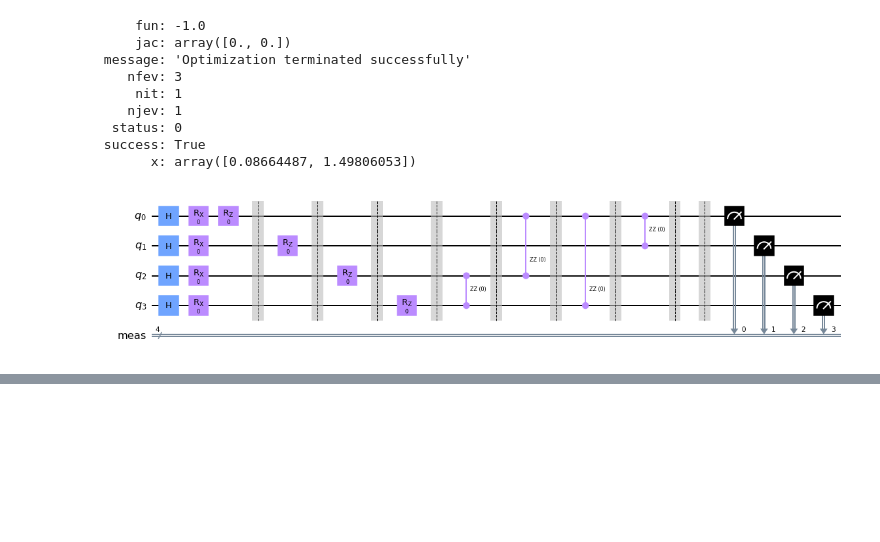
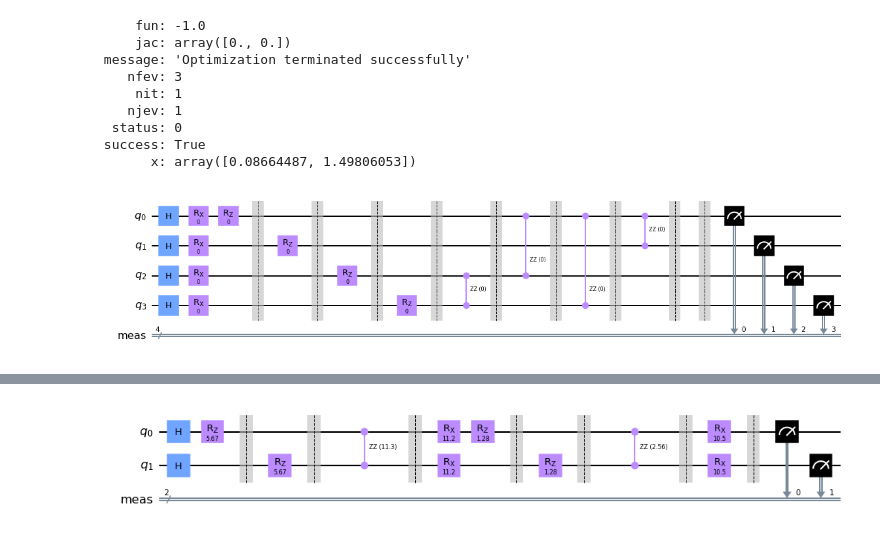
Before and after one commit to Gabrielkrzyzanowski/Quantum_Algorithms, a Jupyter notebook: QAOA_QUBO.ipynb, the cells around one changed output, grey strips where cells are left out. Saved outputs shown, nothing was run; the diff lists cells and outputs as text; code cells hidden in the pictures; blank space fills up the shorter version.

```diff
--- a/QAOA_QUBO.ipynb
+++ b/QAOA_QUBO.ipynb
@@ -127,0 +211,9 @@ qc_res.draw(output='mpl')
+# %%
+variables2={'x0','x1'}
+permutations2={(0,1)}
+initial2=[random.uniform(0, 2*np.pi) for i in range(4)]
+
+expectation2= get_expectation2(f_2,variables2, permutations2)
+res=minimize(expectation2, initial2, method='slsqp', tol=1e-6)
+
+print(res)
@@ -127,0 +230,11 @@ qc_res.draw(output='mpl')
+# %%
+backend= Aer.get_backend("aer_simulator")
+backend_shots=512
+theta2=[5.61470715, 5.25541347, 5.66805179, 1.28156862]
+qc_res= create_circuit(theta2, variables2, permutations2)
+
+counts2=backend.run(qc_res,seed_simulator=10).result().get_counts()
+
+qc_res.draw(output='mpl')
+# %% [output]
+[figure, added]
```
Also changed, not shown: parts of 17 cells of this notebook, 1 other file.
